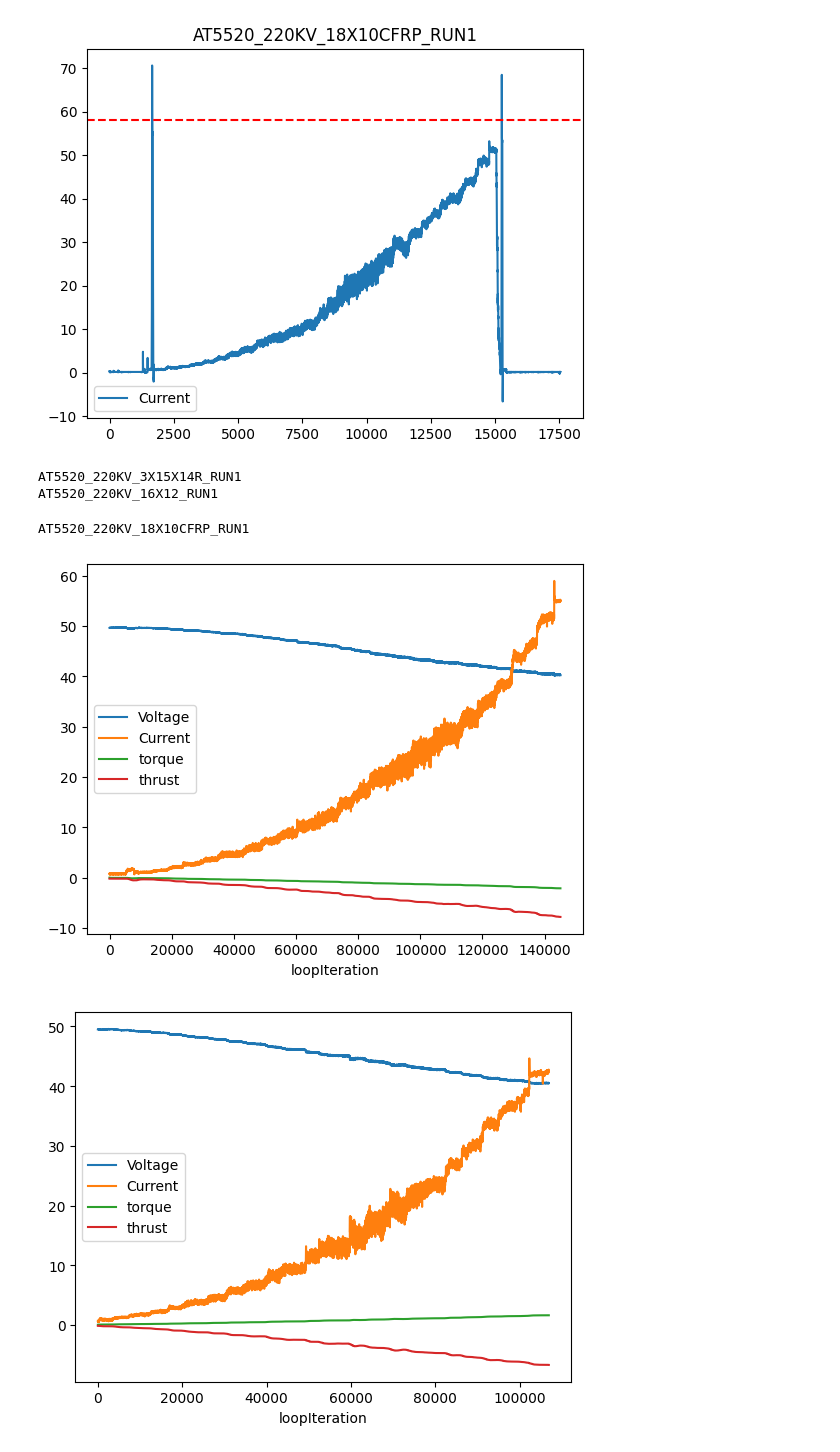
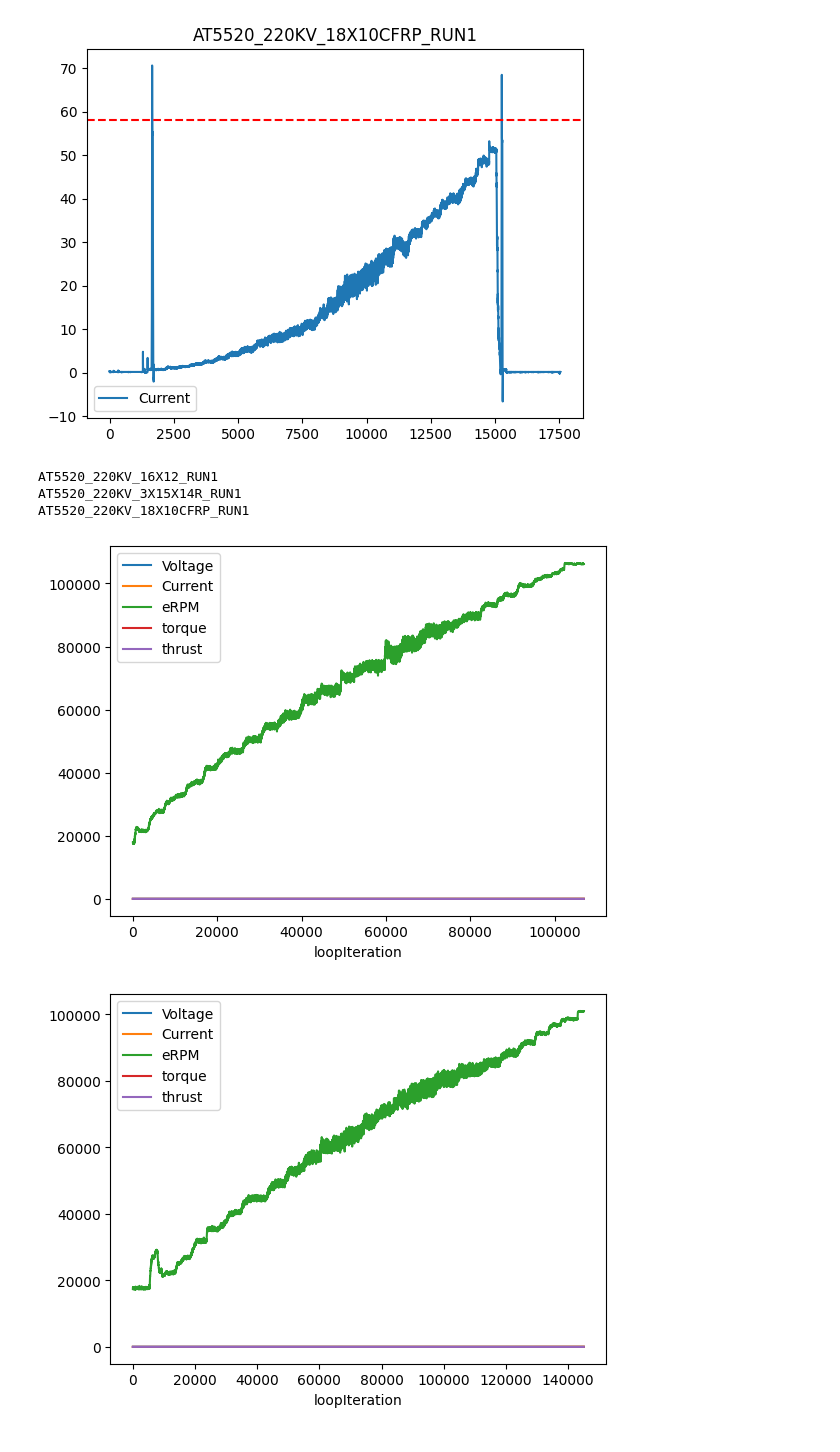
Before and after one commit to SanderGi/DesignBuildFly, a Jupyter notebook: python_tools/eda/thrustStand_year2_4.ipynb, the cells around one changed output. Saved outputs shown, nothing was run; the diff lists cells and outputs as text; code cells hidden in the pictures.

```diff
--- a/python_tools/eda/thrustStand_year2_4.ipynb
+++ b/python_tools/eda/thrustStand_year2_4.ipynb
@@ -80,7 +87,7 @@ for key in common_dfs:
 [figure]
 [figure]
 # %%
-BLACKBOX_COLS = ['Voltage', 'Current']
+BLACKBOX_COLS = ['Voltage', 'Current', 'eRPM']
 TORQUE_COLS = ['torque', 'thrust']
 METADATA = ['motor', 'kv', 'prop', 'run']
 
@@ -114,34 +121,34 @@ for name in list(common_dfs):
 
     for col in METADATA:
         df[col] = metadata[col]
 
     df = df[['loopIteration'] + BLACKBOX_COLS + TORQUE_COLS + METADATA]
     df.to_csv(OUTPUT_DIR + "/" + name + ".csv", index=False)
     df.plot(x='loopIteration')
     plt.savefig(OUTPUT_DIR + "/" + name + ".png")
 
     df_bucketed_by_current = df.groupby(pd.cut(df['Current'], bins=20)).mean()
     df_bucketed_by_current.drop(columns=['loopIteration'], inplace=True)
     df_bucketed_by_current.to_csv(OUTPUT_DIR + "/" + name + "_bucketed_by_current.csv")
 
     df_bucketed_by_voltage = df.groupby(pd.cut(df['Voltage'], bins=20)).mean()
     df_bucketed_by_voltage.drop(columns=['loopIteration'], inplace=True)
     df_bucketed_by_voltage.to_csv(OUTPUT_DIR + "/" + name + "_bucketed_by_voltage.csv")
 
     df_bucketed_by_torque = df.groupby(pd.cut(df['torque'], bins=20)).mean()
     df_bucketed_by_torque.drop(columns=['loopIteration'], inplace=True)
     df_bucketed_by_torque.to_csv(OUTPUT_DIR + "/" + name + "_bucketed_by_torque.csv")
 
     df_bucketed_by_thrust = df.groupby(pd.cut(df['thrust'], bins=20)).mean()
     df_bucketed_by_thrust.drop(columns=['loopIteration'], inplace=True)
     df_bucketed_by_thrust.to_csv(OUTPUT_DIR + "/" + name + "_bucketed_by_thrust.csv")
 
     df_bucketed_by_time = df.groupby(pd.cut(df['loopIteration'], bins=20)).mean()
     df_bucketed_by_time.drop(columns=['loopIteration'], inplace=True)
     df_bucketed_by_time.to_csv(OUTPUT_DIR + "/" + name + "_bucketed_by_time.csv")
 # %% [output]
+AT5520_220KV_16X12_RUN1
 AT5520_220KV_3X15X14R_RUN1
-AT5520_220KV_16X12_RUN1
+AT5520_220KV_18X10CFRP_RUN1
-AT5520_220KV_18X10CFRP_RUN1
-[figure, old version]
+[figure, new version]
-[figure, old version]
+[figure, new version]
```
Also changed, not shown: parts of 4 cells of this notebook.
